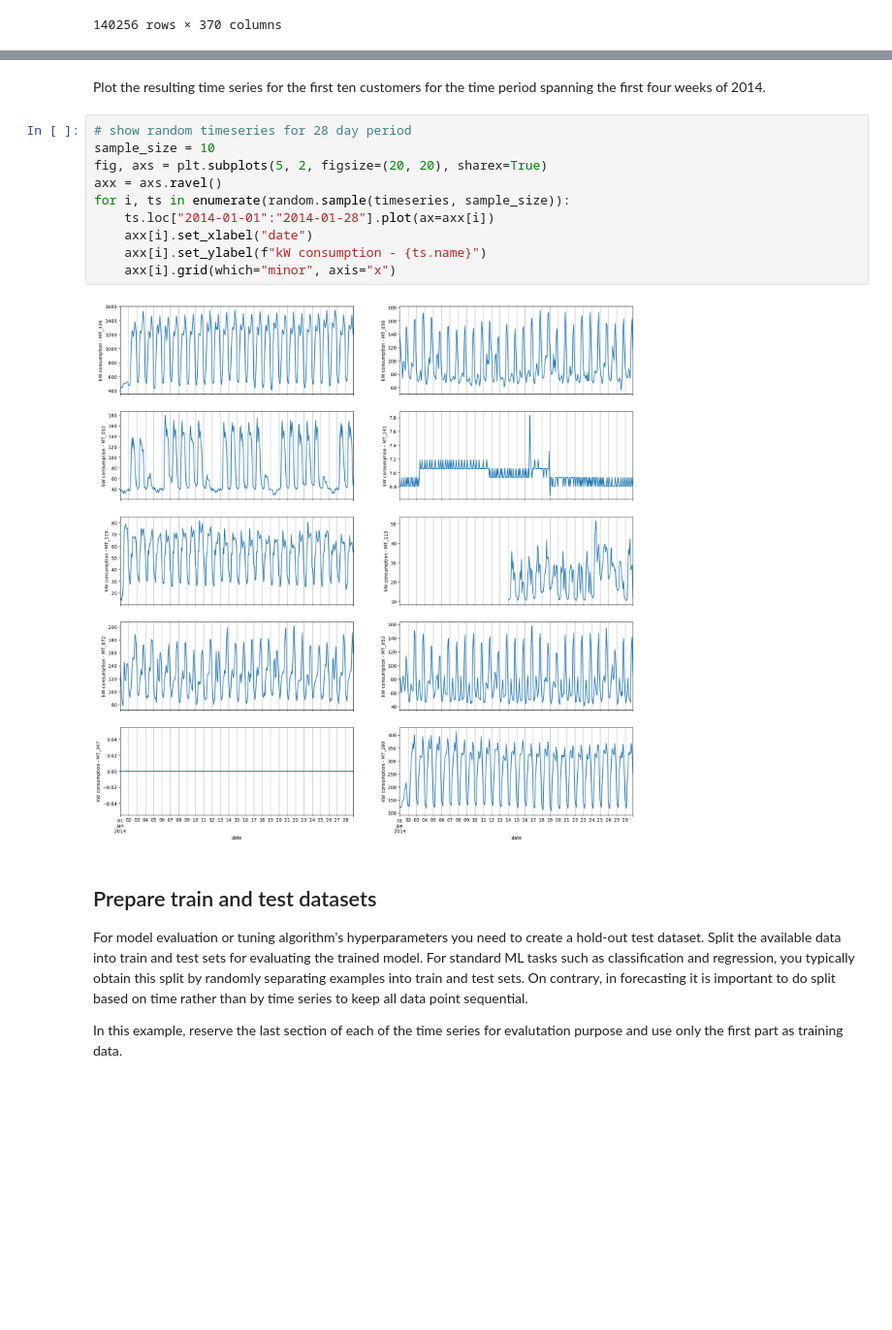
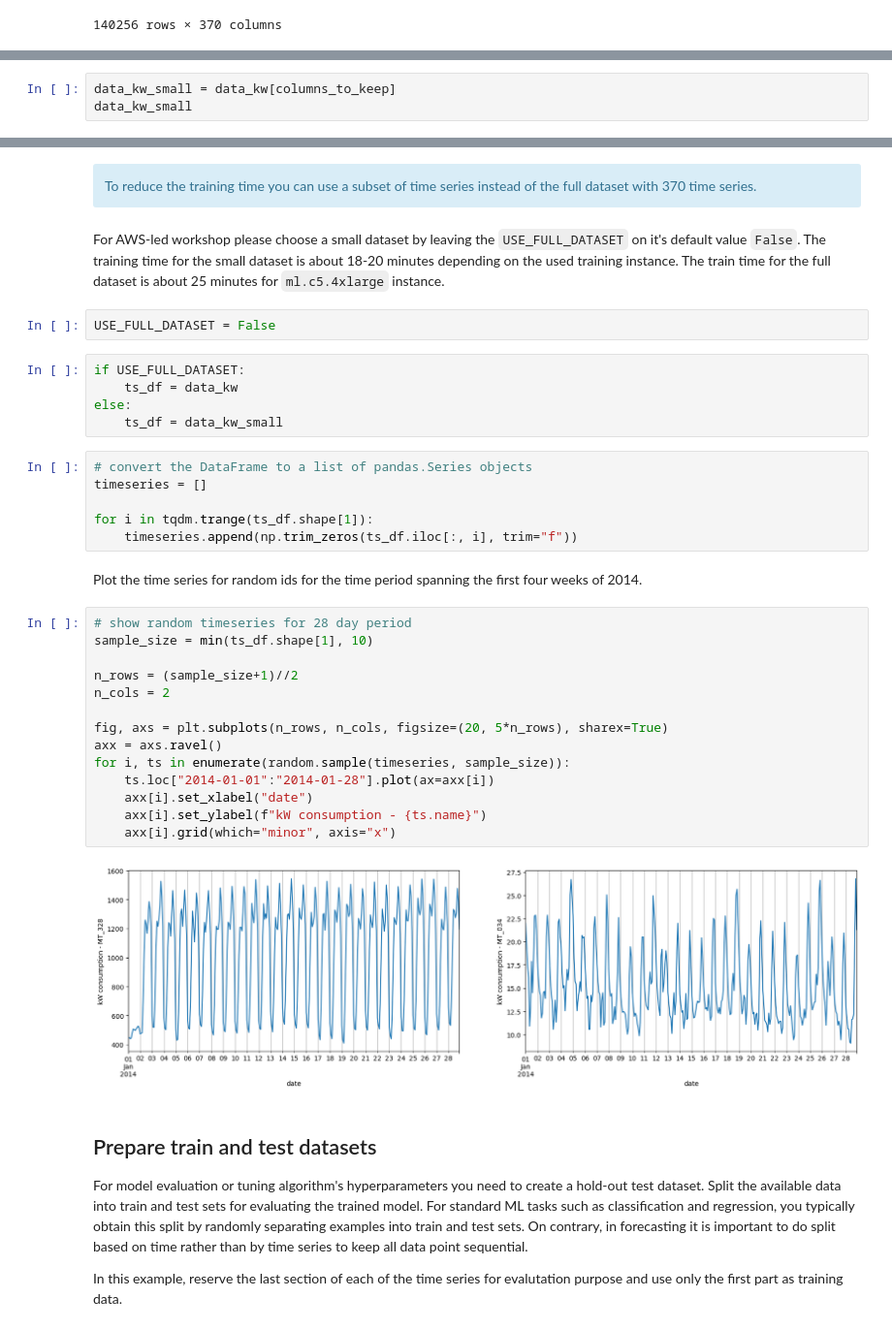
Before and after one commit to aws-samples/modern-time-series-forecasting-on-aws, a Jupyter notebook: notebooks/lab3_sagemaker_deepar.ipynb, the cells around one changed output, grey strips where cells are left out. Shown at 97% size. Saved outputs shown, nothing was run; the diff lists cells and outputs as text; blank space fills up the shorter version.

```diff
--- a/notebooks/lab3_sagemaker_deepar.ipynb
+++ b/notebooks/lab3_sagemaker_deepar.ipynb
@@ -207,0 +212,3 @@ data_kw.to_csv("./data/data.csv")
+# %%
+data_kw_small = data_kw[columns_to_keep]
+data_kw_small
@@ -208,17 +229,40 @@ data_kw.to_csv("./data/data.csv")
+# %% [markdown]
+<div class="alert alert-info">
+To reduce the training time you can use a subset of time series instead of the full dataset with 370 time series.
+</div>
+# %% [markdown]
+For AWS-led workshop please choose a small dataset by leaving the `USE_FULL_DATASET` on it's default value `False`. The training time for the small dataset is about 18-20 minutes depending on the used training instance. The train time for the full dataset is about 25 minutes for `ml.c5.4xlarge` instance.
+# %%
+USE_FULL_DATASET = False
+# %%
+if USE_FULL_DATASET:
+    ts_df = data_kw
+else:
+    ts_df = data_kw_small
+# %%
+# convert the DataFrame to a list of pandas.Series objects
+timeseries = []
+
+for i in tqdm.trange(ts_df.shape[1]):
+    timeseries.append(np.trim_zeros(ts_df.iloc[:, i], trim="f"))
 # %% [markdown]
-Plot the resulting time series for the first ten customers for the time period spanning the first four weeks of 2014.
+Plot the time series for random ids for the time period spanning the first four weeks of 2014.
 # %%
 # show random timeseries for 28 day period
-sample_size = 10
-fig, axs = plt.subplots(5, 2, figsize=(20, 20), sharex=True)
+sample_size = min(ts_df.shape[1], 10)
+
+n_rows = (sample_size+1)//2
+n_cols = 2
+
+fig, axs = plt.subplots(n_rows, n_cols, figsize=(20, 5*n_rows), sharex=True)
 axx = axs.ravel()
 for i, ts in enumerate(random.sample(timeseries, sample_size)):
     ts.loc["2014-01-01":"2014-01-28"].plot(ax=axx[i])
     axx[i].set_xlabel("date")
     axx[i].set_ylabel(f"kW consumption - {ts.name}")
     axx[i].grid(which="minor", axis="x")
 # %% [output]
-[figure, old version]
+[figure, new version]
 # %% [markdown]
 ## Prepare train and test datasets
 
```
Also changed, not shown: parts of 37 cells of this notebook, 12 other files.
